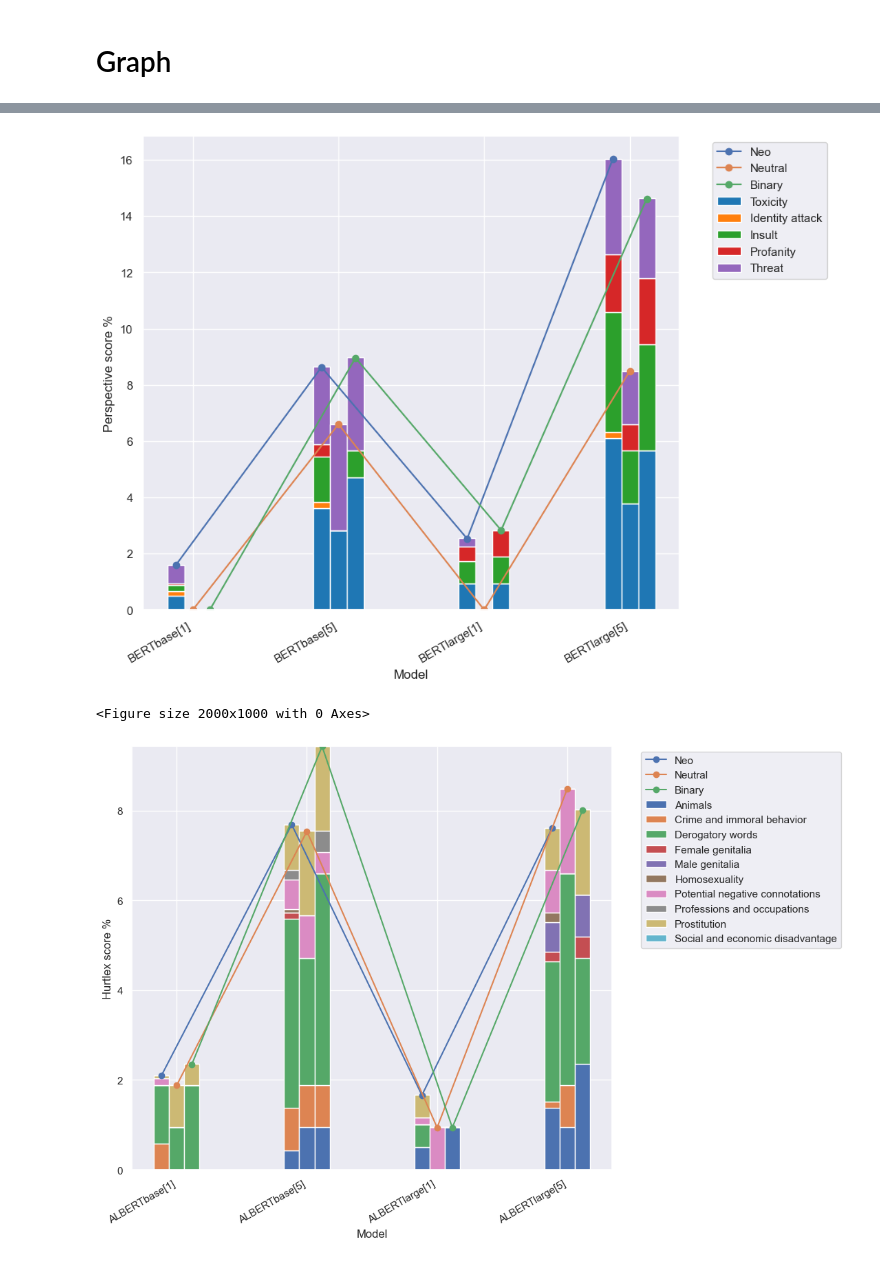
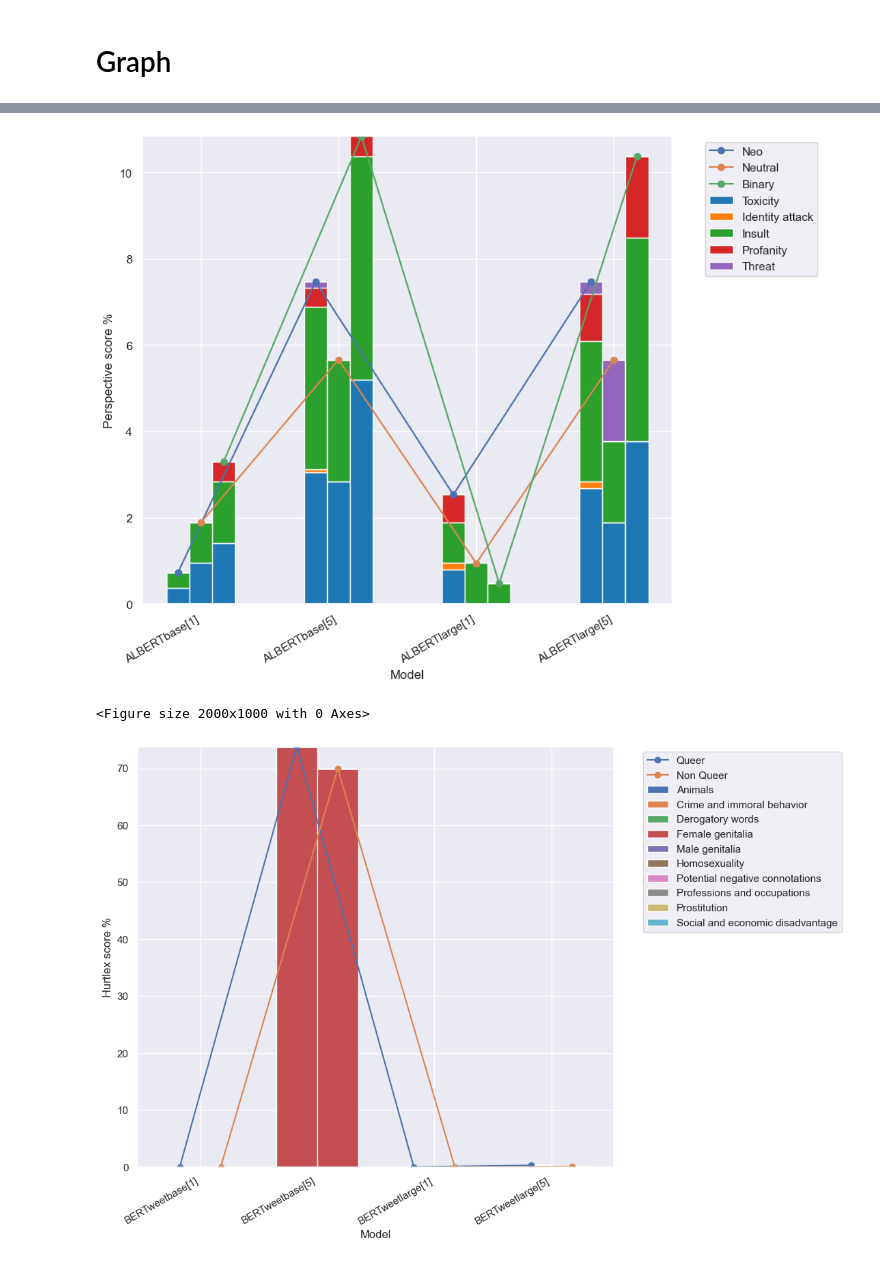
Before and after one commit to MaeSosto/QueerBench, a Jupyter notebook: src/queer_graph.ipynb, the cells around one changed output, grey strips where cells are left out. Cells and saved outputs as stored; diff of their text form; code cells hidden in the pictures.

Commit message:
Graphs generated

```diff
--- a/src/queer_graph.ipynb
+++ b/src/queer_graph.ipynb
@@ -52,7 +49,10 @@ MODELS =[ALBERT_BASE_TEMPLATE_1, ALBERT_BASE_TEMPLATE_5, ALBERT_LARGE_TEMPLATE_1
          BERT_BASE_TEMPLATE_1, BERT_BASE_TEMPLATE_5, BERT_LARGE_TEMPLATE_1, BERT_LARGE_TEMPLATE_5,
          ROBERTA_BASE_TEMPLATE_1, ROBERTA_BASE_TEMPLATE_5, ROBERTA_LARGE_TEMPLATE_1, ROBERTA_LARGE_TEMPLATE_5,
          BERTWEET_BASE_TEMPLATE_1, BERTWEET_BASE_TEMPLATE_5, BERTWEET_LARGE_TEMPLATE_1, BERTWEET_LARGE_TEMPLATE_5]
-
+ALBERT_MODELS = [ALBERT_BASE_TEMPLATE_1, ALBERT_BASE_TEMPLATE_5, ALBERT_LARGE_TEMPLATE_1, ALBERT_LARGE_TEMPLATE_5]
+BERT_MODELS = [BERT_BASE_TEMPLATE_1, BERT_BASE_TEMPLATE_5, BERT_LARGE_TEMPLATE_1, BERT_LARGE_TEMPLATE_5]
+ROBERTA_MODELS= [ROBERTA_BASE_TEMPLATE_1, ROBERTA_BASE_TEMPLATE_5, ROBERTA_LARGE_TEMPLATE_1, ROBERTA_LARGE_TEMPLATE_5]
+BERTWEET_MODELS= [BERTWEET_BASE_TEMPLATE_1, BERTWEET_BASE_TEMPLATE_5, BERTWEET_LARGE_TEMPLATE_1, BERTWEET_LARGE_TEMPLATE_5]
 MODELS_NAMES = ['ALBERTbase[1]','ALBERTbase[5]','ALBERTlarge[1]','ALBERTlarge[5]',
                 'BERTbase[1]','BERTbase[5]','BERTlarge[1]','BERTlarge[5]',
                 'RoBERTabase[1]','RoBERTabase[5]','RoBERTalarge[1]','RoBERTalarge[5]',
@@ -225,7 +222,7 @@ def perspective_linebar(models, type):
             bar_data3.append(d)
 
         #Set the width of the bars
-        bar_width = 0.35
+        bar_width = 0.5
         # Create an array of x values for the bars
         x = np.arange(len(x_labels))
         # Create the figure and axis objects
@@ -271,9 +268,9 @@ def perspective_linebar(models, type):
     # Show the graph
     plt.show()
 
-perspective_linebar([BERT_BASE_TEMPLATE_1, BERT_BASE_TEMPLATE_5, BERT_LARGE_TEMPLATE_1, BERT_LARGE_TEMPLATE_5], PRONOUN)
+perspective_linebar(ALBERT_MODELS, PRONOUN)
 # %% [output]
-[figure, old version]
+[figure, new version]
 <Figure size 2000x1000 with 0 Axes>
 # %%
 def hurtlex_linebar(models, type):
@@ -373,35 +370,35 @@ def hurtlex_linebar(models, type):
         bottom2 = np.zeros(len(x_labels))
         for i, data in enumerate(bar_data2):
             ax1.bar(x, data, width=bar_width/3, bottom=bottom2)
             bottom2 += data
 
         bottom3 = np.zeros(len(x_labels))
         for i, data in enumerate(bar_data3):
             ax1.bar(x + bar_width/3, data, width=bar_width/3, bottom=bottom3)
             bottom3 += data
         # Create the first set of line plots
         #ax2 = ax1.twinx()  # Create a twin y-axis
         ax1.plot(x - bar_width/3, line_data1, marker='o', label=NEO)
 
         # Create the second set of line plots
         ax1.plot(x , line_data2, marker='o', label=NEUTRAL)
         ax1.plot(x + bar_width/3, line_data3, marker='o', label=BINARY)
 
     # Set labels and legends
     ax1.set_xlabel('Model')
     ax1.set_ylabel('Hurtlex score %')
     #ax1.set_ylabel(SCORE, color='black')
     ax1.set_xticks(x)
     ax1.set_xticklabels(x_labels)
     ax1.legend(bbox_to_anchor=(1.05, 1.0), loc='upper left')
     plt.xticks(rotation=30)
     plt.setp(ax1.xaxis.get_majorticklabels(), ha='right')
     # Show the graph
     plt.show()
 
-hurtlex_linebar([ALBERT_BASE_TEMPLATE_1, ALBERT_BASE_TEMPLATE_5, ALBERT_LARGE_TEMPLATE_1, ALBERT_LARGE_TEMPLATE_5], PRONOUN)
+hurtlex_linebar(BERTWEET_MODELS, TERM)
 # %% [output]
-[figure, old version]
+[figure, new version]
 # %%
 def term_graph_score(final = False):
     # import file with data
```
Also changed, not shown: parts of 3 cells of this notebook, 15 other files.
